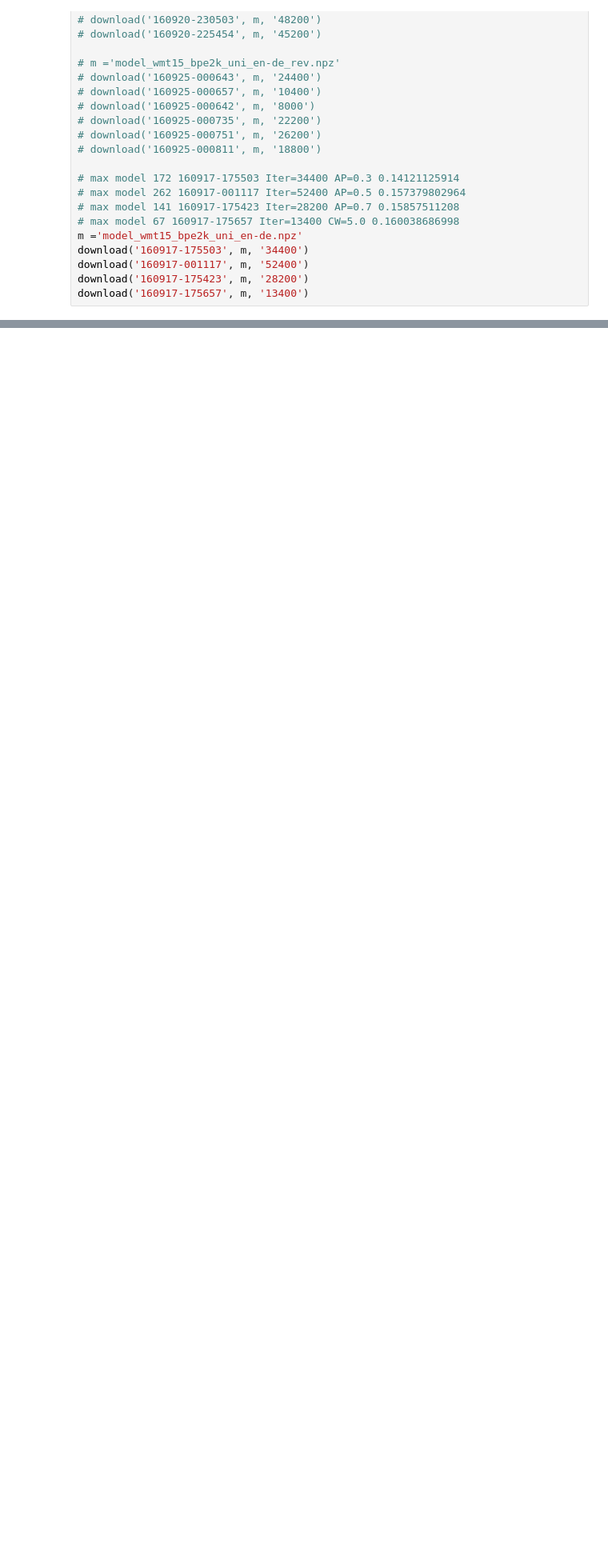
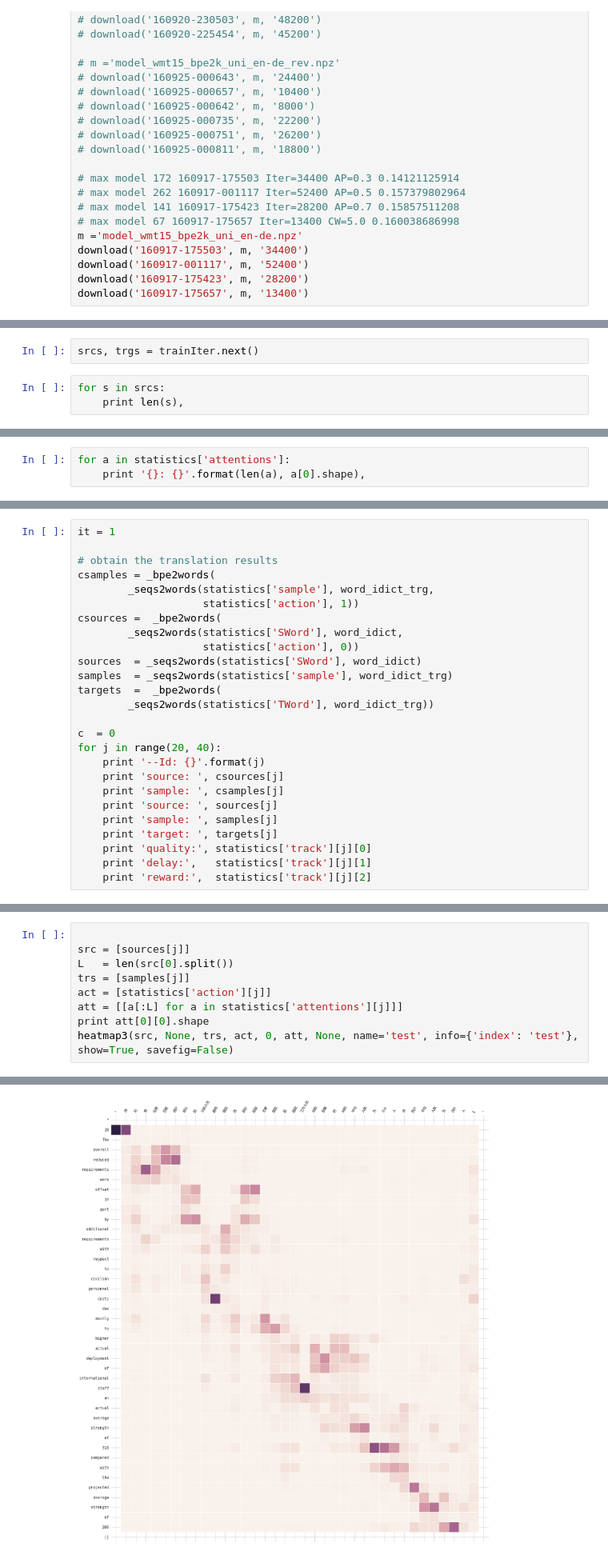
Before and after one commit to nyu-dl/dl4mt-simul-trans, a Jupyter notebook: plot_heatmap.ipynb, the cells around one changed output, grey strips where cells are left out. Shown: that part at 80% size. Cells and saved outputs as stored; diff of their text form; blank space fills up the shorter version.

Commit message:
next try: adaptive supervised learning

```diff
--- a/plot_heatmap.ipynb
+++ b/plot_heatmap.ipynb
@@ -540,0 +246,5 @@ print '\ndone'
+# %%
+srcs, trgs = trainIter.next()
+# %%
+for s in srcs:
+    print len(s),
@@ -540,0 +267,3 @@ print '\ndone'
+# %%
+for a in statistics['attentions']:
+    print '{}: {}'.format(len(a), a[0].shape),
@@ -540,0 +272,26 @@ print '\ndone'
+# %%
+it = 1
+
+# obtain the translation results
+csamples = _bpe2words(
+        _seqs2words(statistics['sample'], word_idict_trg,
+                    statistics['action'], 1))
+csources =  _bpe2words(
+        _seqs2words(statistics['SWord'], word_idict,
+                    statistics['action'], 0))
+sources  = _seqs2words(statistics['SWord'], word_idict)
+samples  = _seqs2words(statistics['sample'], word_idict_trg)
+targets  =  _bpe2words(
+        _seqs2words(statistics['TWord'], word_idict_trg))
+
+c  = 0
+for j in range(20, 40):
+    print '--Id: {}'.format(j)
+    print 'source: ', csources[j]
+    print 'sample: ', csamples[j]
+    print 'source: ', sources[j]
+    print 'sample: ', samples[j]
+    print 'target: ', targets[j]
+    print 'quality:', statistics['track'][j][0]
+    print 'delay:',   statistics['track'][j][1]
+    print 'reward:',  statistics['track'][j][2]
@@ -540,0 +441,10 @@ print '\ndone'
+# %%
+
+src = [sources[j]]
+L   = len(src[0].split())
+trs = [samples[j]]
+act = [statistics['action'][j]]
+att = [[a[:L] for a in statistics['attentions'][j]]]
+print att[0][0].shape
+heatmap3(src, None, trs, act, 0, att, None, name='test', info={'index': 'test'}, show=True, savefig=False)
+# %% [output]
@@ -540,0 +452 @@ print '\ndone'
+[figure, added]
```
Also changed, not shown: parts of 16 cells of this notebook, 13 other files.
